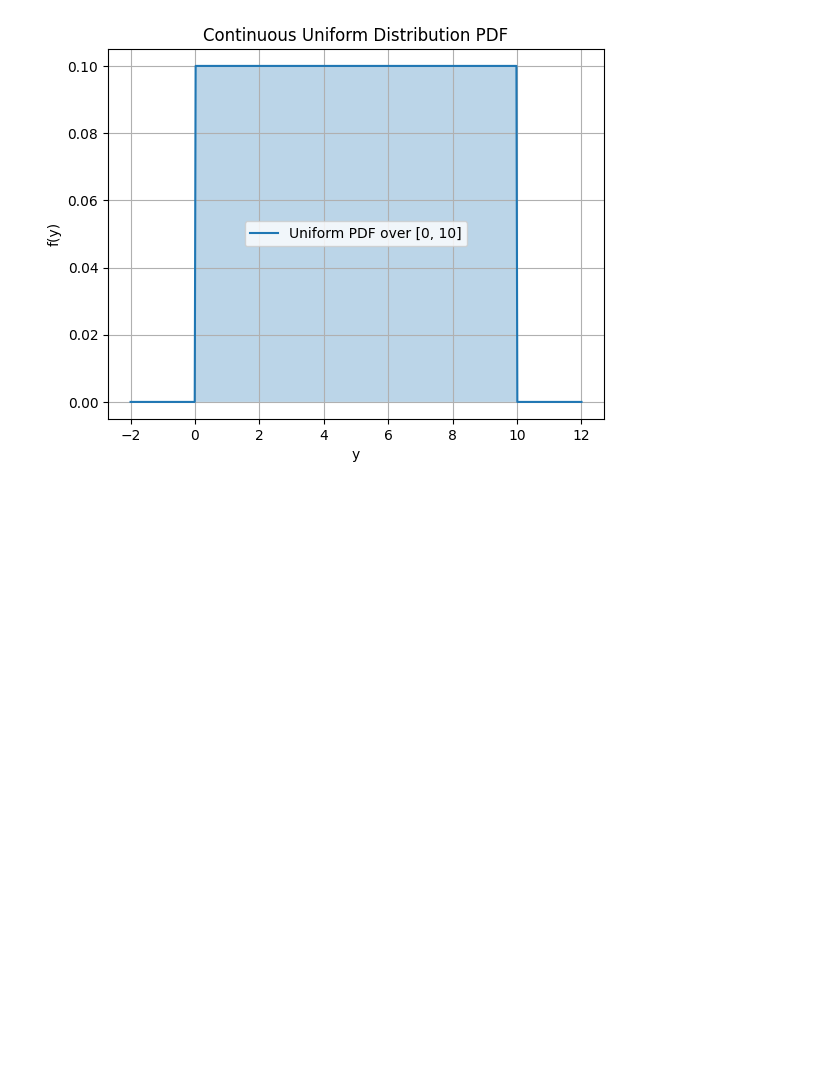
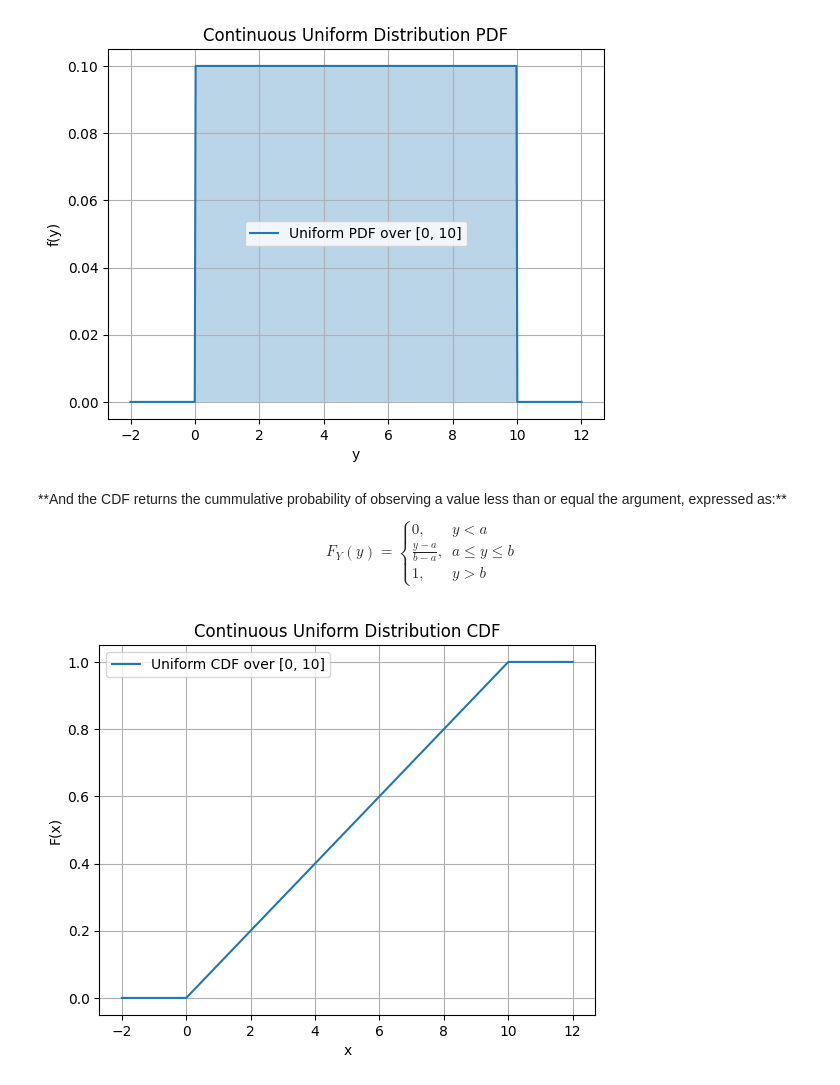
Before and after one commit to bencebaumann/prelim_frm_L1_playground, a Jupyter notebook: FRM_L1/FRM_L1_QUANTITATIVE_ANALYSIS/CH3_COMMON_UNIVARIATE_RANDOM_VARIABLES/ch_3_notes.ipynb, the cells around one changed output. Saved outputs shown, nothing was run; the diff lists cells and outputs as text; code cells hidden in the pictures; blank space fills up the shorter version.

```diff
--- a/FRM_L1/FRM_L1_QUANTITATIVE_ANALYSIS/CH3_COMMON_UNIVARIATE_RANDOM_VARIABLES/ch_3_notes.ipynb
+++ b/FRM_L1/FRM_L1_QUANTITATIVE_ANALYSIS/CH3_COMMON_UNIVARIATE_RANDOM_VARIABLES/ch_3_notes.ipynb
@@ -607,2 +600,38 @@ plt.show()
 # %% [output]
 [figure]
+# %% [markdown]
+**And the CDF returns the cummulative probability of observing a value less than or equal the argument, expressed as:**$$
+F_Y(y) = \begin{cases}
+0, & y < a \\
+\frac{y-a}{b-a}, & a \leq y \leq b \\
+1, & y > b
+\end{cases}
+$$
+# %%
+def CDF_Uniform(x, a, b):
+    """
+    Compute the CDF of a continuous uniform distribution over [a,b] for input x.
+    Returns 0 if x < a, linear increase between a and b, and 1 if x > b.
+    """
+    cdf = np.where(x < a, 0,
+                   np.where(x <= b, (x - a) / (b - a), 1))
+    return cdf
+
+# Parameters
+a = 0
+b = 10
+
+# Values to evaluate
+x_values = np.linspace(a - 2, b + 2, 500)  # Covers below a and above b
+cdf_values = CDF_Uniform(x_values, a, b)
+
+# Plot
+plt.plot(x_values, cdf_values, label=f'Uniform CDF over [{a}, {b}]')
+plt.title('Continuous Uniform Distribution CDF')
+plt.xlabel('x')
+plt.ylabel('F(x)')
+plt.grid(True)
+plt.legend()
+plt.show()
+# %% [output]
+[figure, added]
```
Also changed, not shown: parts of 51 cells of this notebook, 3 other files.
